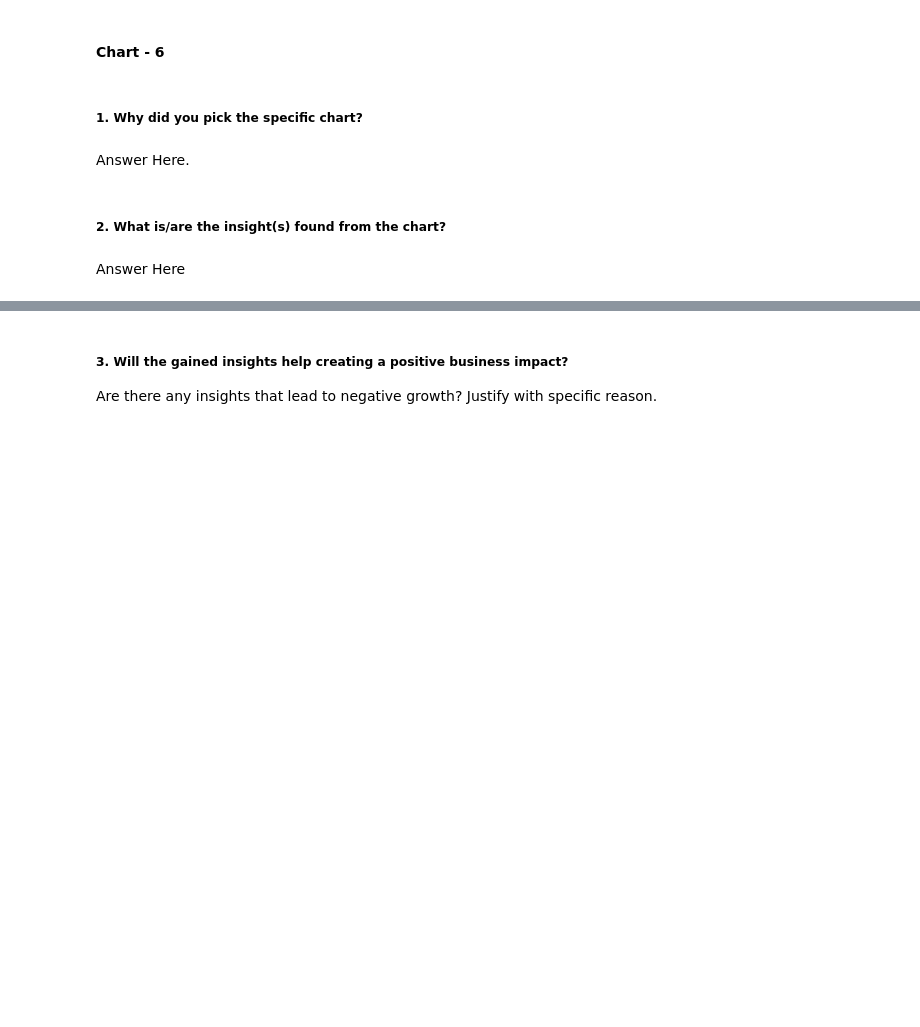
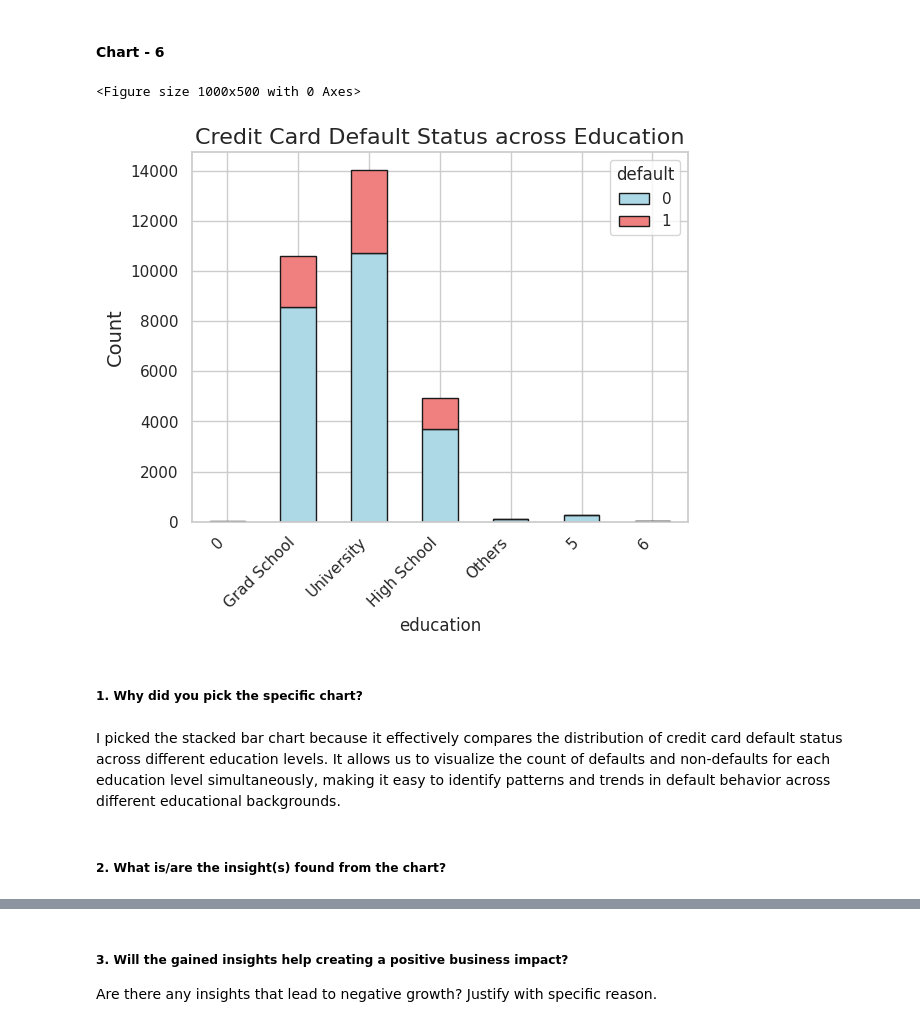
Before and after one commit to shubhamrai1318/Credit_Card_Default_Prediction, a Jupyter notebook: Credit_Card_Default_Prediction.ipynb, the cells around one changed output, grey strips where cells are left out. Saved outputs shown, nothing was run; the diff lists cells and outputs as text; code cells hidden in the pictures; blank space fills up the shorter version.

Commit message:
Visualization Chart-6 Completed

```diff
--- a/Credit_Card_Default_Prediction.ipynb
+++ b/Credit_Card_Default_Prediction.ipynb
@@ -752,8 +750,48 @@ Yes, the gained insights from the histogram can help create a positive business
+# %%
+# Chart - 6 visualization code
+
+def compare_default_across_features(df, feature_column, feature_labels):
+    # Group the data by the specified feature column and calculate the count of defaults and non-defaults for each feature level
+    feature_defaults = df.groupby([feature_column, 'default']).size().unstack()
+
+    # Setting the figure size
+    plt.figure(figsize=(10, 5))
+
+    # Plotting the stacked bar chart to compare default status across the specified feature levels
+    feature_defaults.plot(kind='bar', stacked=True, color=['lightblue', 'lightcoral'], edgecolor='k')
+
+    # Setting the custom x-axis labels based on the provided mapping (feature_labels)
+    x_labels = [feature_labels[label] for label in feature_defaults.index]
+    plt.xticks(ticks=range(len(x_labels)), labels=x_labels, rotation=45, ha='right')
+
+    # Setting the y-axis label
+    plt.ylabel('Count', fontsize=14)
+
+    # Setting the title of the plot
+    plt.title('Credit Card Default Status across ' + feature_column.capitalize(), fontsize=16)
+
+    # Displaying the plot
+    plt.show()
+
+# Mapping of education levels to custom labels
+education_labels = {
+    0: "0",
+    1: "Grad School",
+    2: "University",
+    3: "High School",
+    4: "Others",
+    5: "5",
+    6: "6",
+}
+
+# Call the function to compare default status across education levels using the custom labels
+compare_default_across_features(df, "education", education_labels)
+# %% [output]
+<Figure size 1000x500 with 0 Axes>
+[figure, added]
 # %% [markdown]
 ##### 1. Why did you pick the specific chart?
-# %% [markdown]
-Answer Here.
+# %% [markdown]
+I picked the stacked bar chart because it effectively compares the distribution of credit card default status across different education levels. It allows us to visualize the count of defaults and non-defaults for each education level simultaneously, making it easy to identify patterns and trends in default behavior across different educational backgrounds.
 # %% [markdown]
 ##### 2. What is/are the insight(s) found from the chart?
-# %% [markdown]
-Answer Here
```
Also changed, not shown: parts of 4 cells of this notebook.
